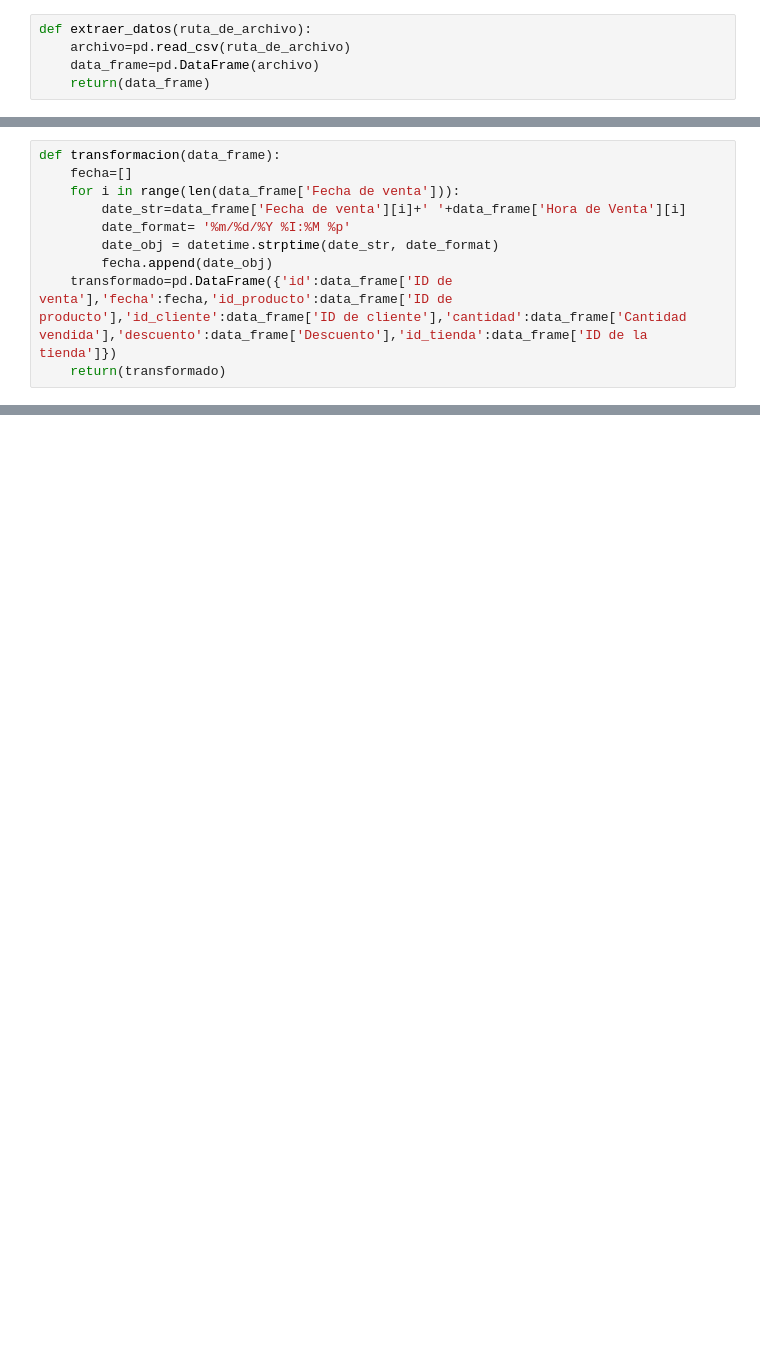
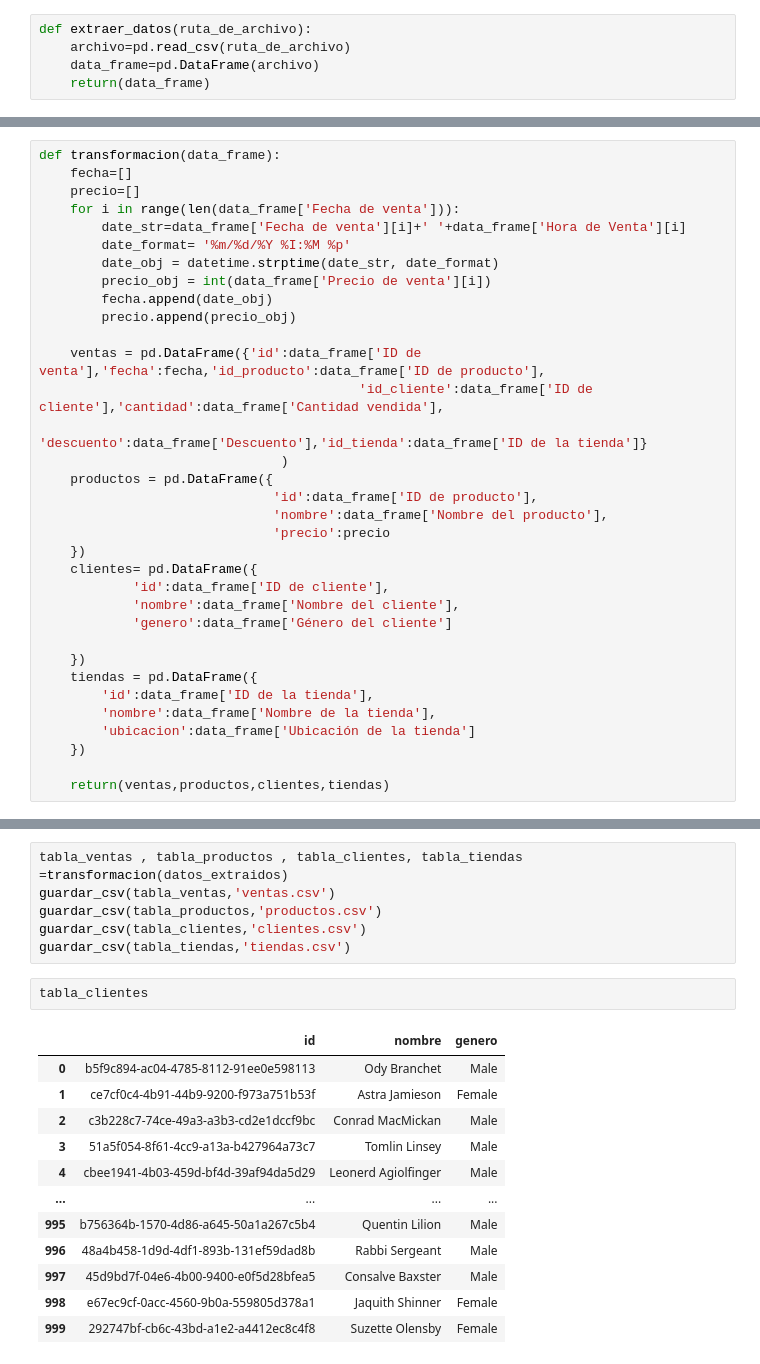
Before and after one commit to SilvanaNavarro/minoristaelectronico, a Jupyter notebook: tiendaElectronicos.ipynb, the cells around one changed output, grey strips where cells are left out. Drawn from its saved outputs; the diff is of its cells as text; blank space fills up the shorter version.

```diff
--- a/tiendaElectronicos.ipynb
+++ b/tiendaElectronicos.ipynb
@@ -22,10 +12,34 @@ Index(['ID de venta', 'Fecha de venta', 'Hora de Venta', 'ID de producto',
 # %%
 def transformacion(data_frame):
     fecha=[]
+    precio=[]
     for i in range(len(data_frame['Fecha de venta'])):
         date_str=data_frame['Fecha de venta'][i]+' '+data_frame['Hora de Venta'][i]
         date_format= '%m/%d/%Y %I:%M %p'
         date_obj = datetime.strptime(date_str, date_format)
+        precio_obj = int(data_frame['Precio de venta'][i])
         fecha.append(date_obj)
-    transformado=pd.DataFrame({'id':data_frame['ID de venta'],'fecha':fecha,'id_producto':data_frame['ID de producto'],'id_cliente':data_frame['ID de cliente'],'cantidad':data_frame['Cantidad vendida'],'descuento':data_frame['Descuento'],'id_tienda':data_frame['ID de la tienda']})
-    return(transformado)
+        precio.append(precio_obj)
+
+    ventas = pd.DataFrame({'id':data_frame['ID de venta'],'fecha':fecha,'id_producto':data_frame['ID de producto'],
+                                         'id_cliente':data_frame['ID de cliente'],'cantidad':data_frame['Cantidad vendida'],
+                                         'descuento':data_frame['Descuento'],'id_tienda':data_frame['ID de la tienda']}
+                               )
+    productos = pd.DataFrame({
+                              'id':data_frame['ID de producto'],
+                              'nombre':data_frame['Nombre del producto'],
+                              'precio':precio
+    })
+    clientes= pd.DataFrame({
+            'id':data_frame['ID de cliente'],
+            'nombre':data_frame['Nombre del cliente'],
+            'genero':data_frame['Género del cliente']
+
+    })
+    tiendas = pd.DataFrame({
+        'id':data_frame['ID de la tienda'],
+        'nombre':data_frame['Nombre de la tienda'],
+        'ubicacion':data_frame['Ubicación de la tienda']
+    })
+
+    return(ventas,productos,clientes,tiendas)
@@ -43,0 +80,21 @@ datos_transformados.head(5)
+# %%
+tabla_ventas , tabla_productos , tabla_clientes, tabla_tiendas =transformacion(datos_extraidos)
+guardar_csv(tabla_ventas,'ventas.csv')
+guardar_csv(tabla_productos,'productos.csv')
+guardar_csv(tabla_clientes,'clientes.csv')
+guardar_csv(tabla_tiendas,'tiendas.csv')
+# %%
+tabla_clientes
+# %% [output]
+|  | id | nombre | genero |
+| 0 | b5f9c894-ac04-4785-8112-91ee0e598113 | Ody Branchet | Male |
+| 1 | ce7cf0c4-4b91-44b9-9200-f973a751b53f | Astra Jamieson | Female |
+| 2 | c3b228c7-74ce-49a3-a3b3-cd2e1dccf9bc | Conrad MacMickan | Male |
+| 3 | 51a5f054-8f61-4cc9-a13a-b427964a73c7 | Tomlin Linsey | Male |
+| 4 | cbee1941-4b03-459d-bf4d-39af94da5d29 | Leonerd Agiolfinger | Male |
+| ... | ... | ... | ... |
+| 995 | b756364b-1570-4d86-a645-50a1a267c5b4 | Quentin Lilion | Male |
+| 996 | 48a4b458-1d9d-4df1-893b-131ef59dad8b | Rabbi Sergeant | Male |
+| 997 | 45d9bd7f-04e6-4b00-9400-e0f5d28bfea5 | Consalve Baxster | Male |
+| 998 | e67ec9cf-0acc-4560-9b0a-559805d378a1 | Jaquith Shinner | Female |
+| 999 | 292747bf-cb6c-43bd-a1e2-a4412ec8c4f8 | Suzette Olensby | Female |
```
Also changed, not shown: parts of 8 cells of this notebook, 1 other file.
